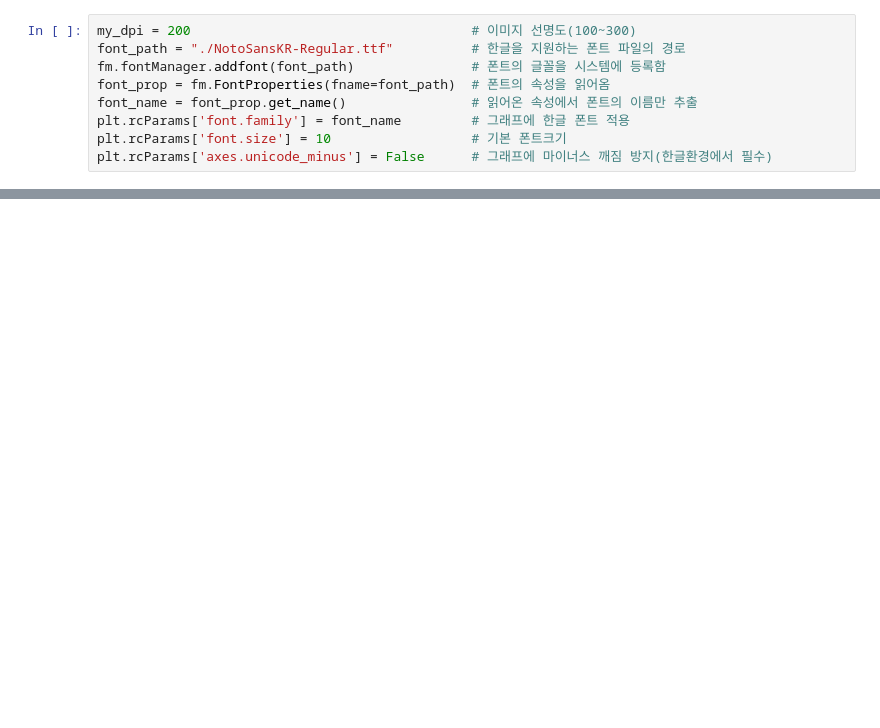
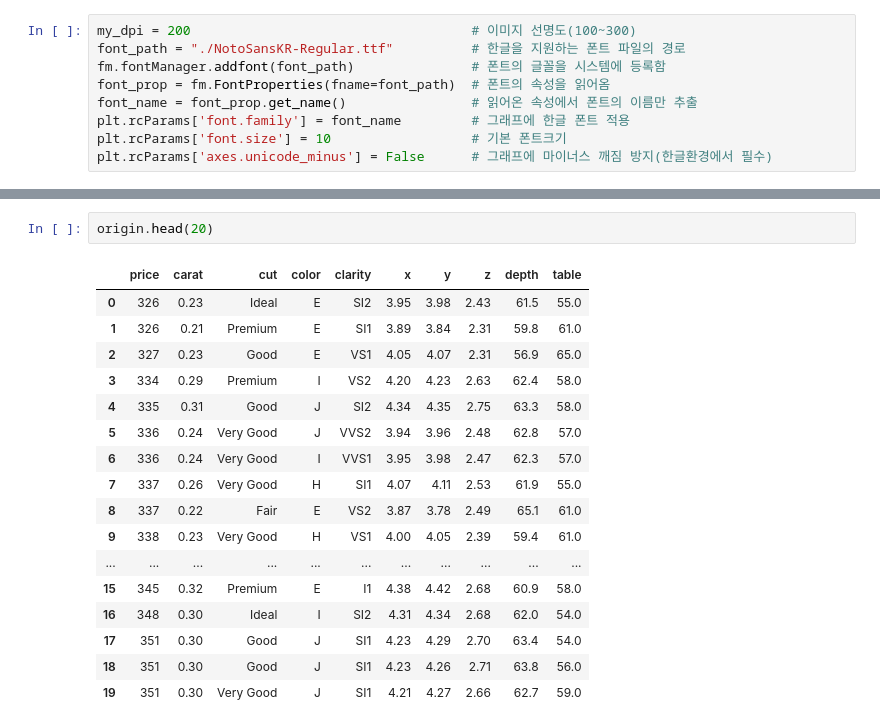
Before and after one commit to jyhong0207-netizen/python-study, a Jupyter notebook: DATA ANALYSIS BASIC/다이아몬드 과제.ipynb, the cells around one changed output, grey strips where cells are left out. Saved outputs shown, nothing was run; the diff lists cells and outputs as text; blank space fills up the shorter version.

```diff
--- a/DATA ANALYSIS BASIC/다이아몬드 과제.ipynb
+++ b/DATA ANALYSIS BASIC/다이아몬드 과제.ipynb
@@ -70,0 +133,20 @@ None
+# %%
+origin.head(20)
+# %% [output]
+|  | price | carat | cut | color | clarity | x | y | z | depth | table |
+| 0 | 326 | 0.23 | Ideal | E | SI2 | 3.95 | 3.98 | 2.43 | 61.5 | 55.0 |
+| 1 | 326 | 0.21 | Premium | E | SI1 | 3.89 | 3.84 | 2.31 | 59.8 | 61.0 |
+| 2 | 327 | 0.23 | Good | E | VS1 | 4.05 | 4.07 | 2.31 | 56.9 | 65.0 |
+| 3 | 334 | 0.29 | Premium | I | VS2 | 4.20 | 4.23 | 2.63 | 62.4 | 58.0 |
+| 4 | 335 | 0.31 | Good | J | SI2 | 4.34 | 4.35 | 2.75 | 63.3 | 58.0 |
+| 5 | 336 | 0.24 | Very Good | J | VVS2 | 3.94 | 3.96 | 2.48 | 62.8 | 57.0 |
+| 6 | 336 | 0.24 | Very Good | I | VVS1 | 3.95 | 3.98 | 2.47 | 62.3 | 57.0 |
+| 7 | 337 | 0.26 | Very Good | H | SI1 | 4.07 | 4.11 | 2.53 | 61.9 | 55.0 |
+| 8 | 337 | 0.22 | Fair | E | VS2 | 3.87 | 3.78 | 2.49 | 65.1 | 61.0 |
+| 9 | 338 | 0.23 | Very Good | H | VS1 | 4.00 | 4.05 | 2.39 | 59.4 | 61.0 |
+| ... | ... | ... | ... | ... | ... | ... | ... | ... | ... | ... |
+| 15 | 345 | 0.32 | Premium | E | I1 | 4.38 | 4.42 | 2.68 | 60.9 | 58.0 |
+| 16 | 348 | 0.30 | Ideal | I | SI2 | 4.31 | 4.34 | 2.68 | 62.0 | 54.0 |
+| 17 | 351 | 0.30 | Good | J | SI1 | 4.23 | 4.29 | 2.70 | 63.4 | 54.0 |
+| 18 | 351 | 0.30 | Good | J | SI1 | 4.23 | 4.26 | 2.71 | 63.8 | 56.0 |
+| 19 | 351 | 0.30 | Very Good | J | SI1 | 4.21 | 4.27 | 2.66 | 62.7 | 59.0 |
```
Also changed, not shown: parts of 26 cells of this notebook, 1 other file.
